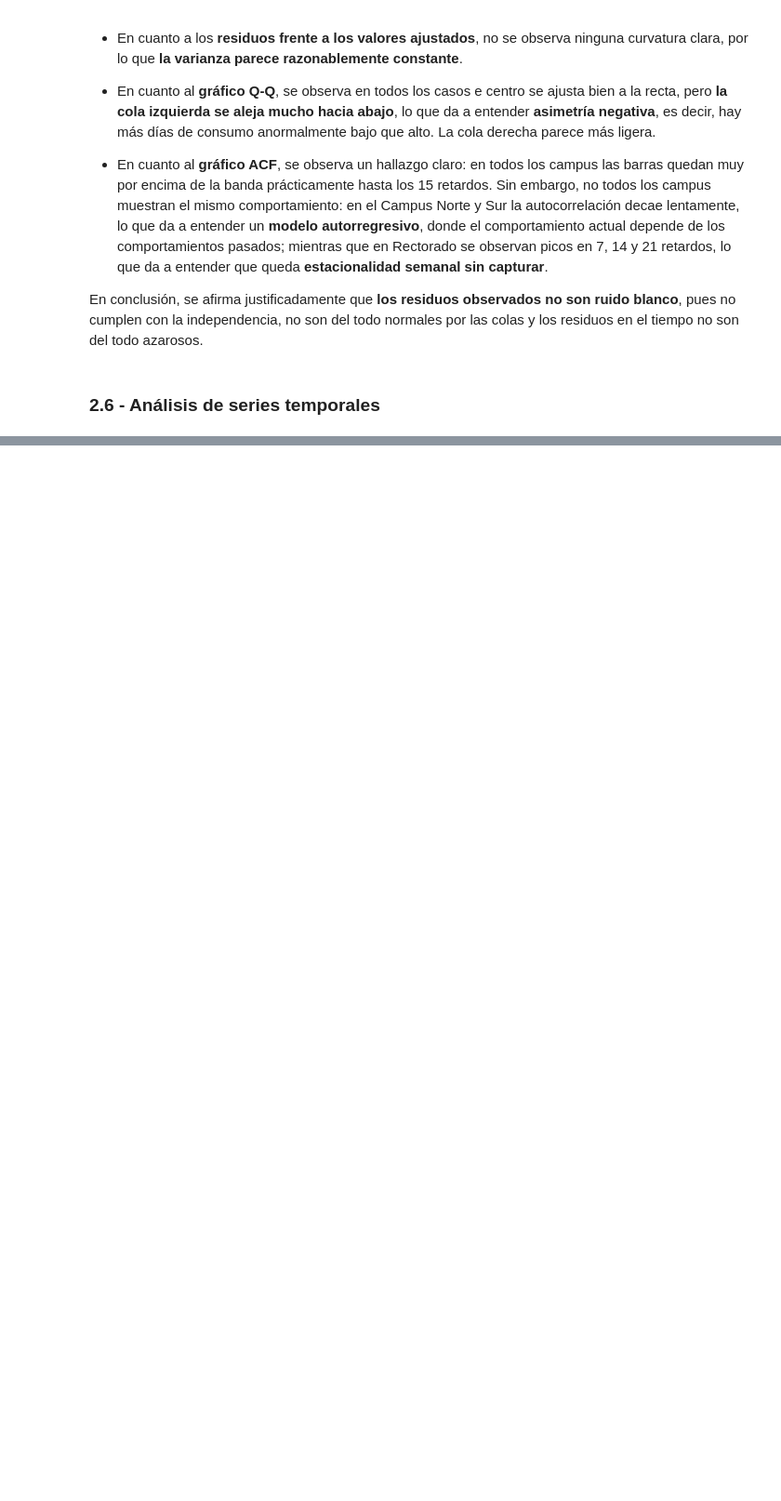
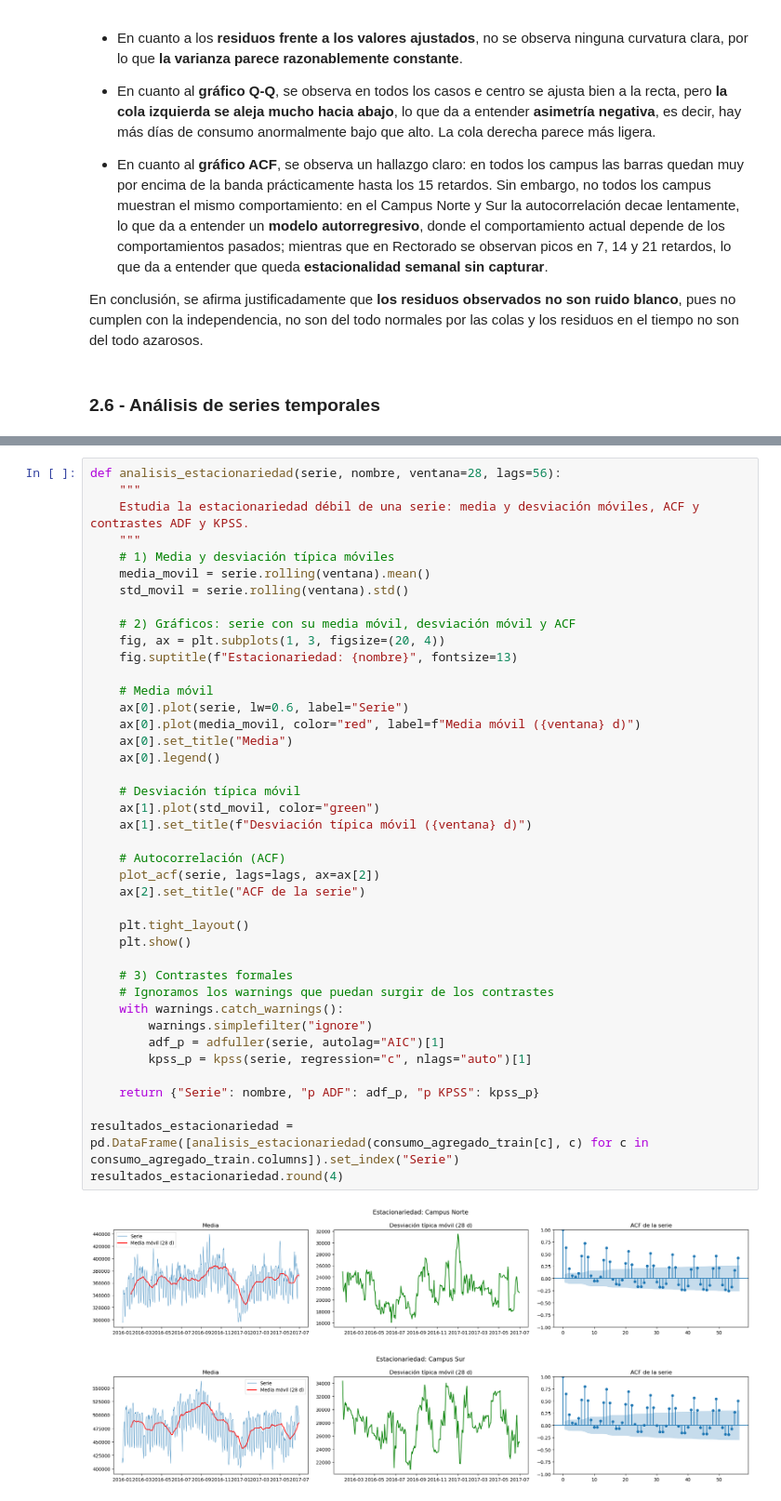
Before and after one commit to Martin-Kugler/network-attacks-and-energetic-efficiency-mcp, a Jupyter notebook: consumo_campus.ipynb, the cells around one changed output, grey strips where cells are left out. Shown at 93% size. Cells and saved outputs as stored; diff of their text form; blank space fills up the shorter version.

```diff
--- a/consumo_campus.ipynb
+++ b/consumo_campus.ipynb
@@ -1036,0 +1138,44 @@ En conclusión, se afirma justificadamente que **los residuos observados no son
+# %%
+def analisis_estacionariedad(serie, nombre, ventana=28, lags=56):
+    """
+    Estudia la estacionariedad débil de una serie: media y desviación móviles, ACF y contrastes ADF y KPSS.
+    """
+    # 1) Media y desviación típica móviles
+    media_movil = serie.rolling(ventana).mean()
+    std_movil = serie.rolling(ventana).std()
+
+    # 2) Gráficos: serie con su media móvil, desviación móvil y ACF
+    fig, ax = plt.subplots(1, 3, figsize=(20, 4))
+    fig.suptitle(f"Estacionariedad: {nombre}", fontsize=13)
+
+    # Media móvil
+    ax[0].plot(serie, lw=0.6, label="Serie")
+    ax[0].plot(media_movil, color="red", label=f"Media móvil ({ventana} d)")
+    ax[0].set_title("Media")
+    ax[0].legend()
+
+    # Desviación típica móvil
+    ax[1].plot(std_movil, color="green")
+    ax[1].set_title(f"Desviación típica móvil ({ventana} d)")
+
+    # Autocorrelación (ACF)
+    plot_acf(serie, lags=lags, ax=ax[2])
+    ax[2].set_title("ACF de la serie")
+
+    plt.tight_layout()
+    plt.show()
+
+    # 3) Contrastes formales
+    # Ignoramos los warnings que puedan surgir de los contrastes
+    with warnings.catch_warnings():
+        warnings.simplefilter("ignore")
+        adf_p = adfuller(serie, autolag="AIC")[1]
+        kpss_p = kpss(serie, regression="c", nlags="auto")[1]
+
+    return {"Serie": nombre, "p ADF": adf_p, "p KPSS": kpss_p}
+
+resultados_estacionariedad = pd.DataFrame([analisis_estacionariedad(consumo_agregado_train[c], c) for c in consumo_agregado_train.columns]).set_index("Serie")
+resultados_estacionariedad.round(4)
+# %% [output]
+[figure, added]
+[figure, added]
```
Also changed, not shown: parts of 12 cells of this notebook.
